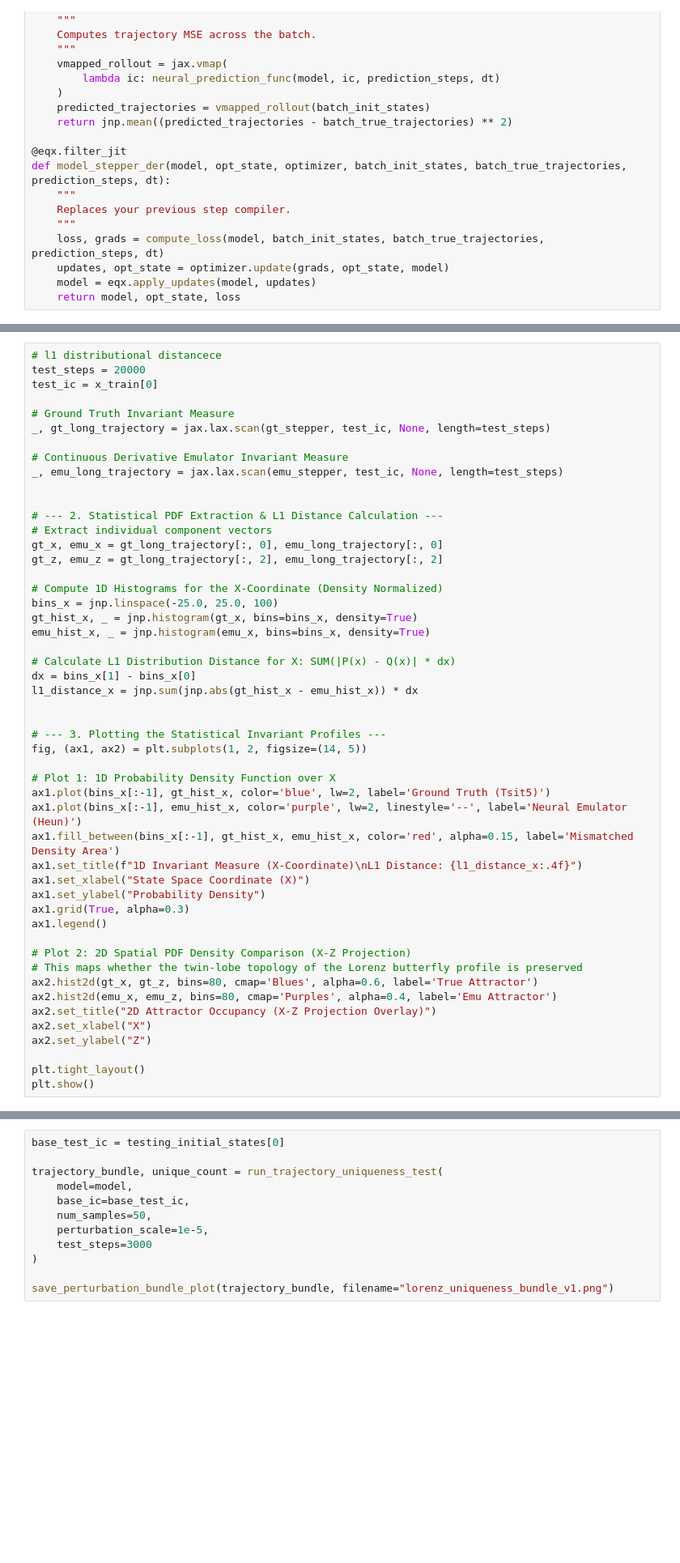
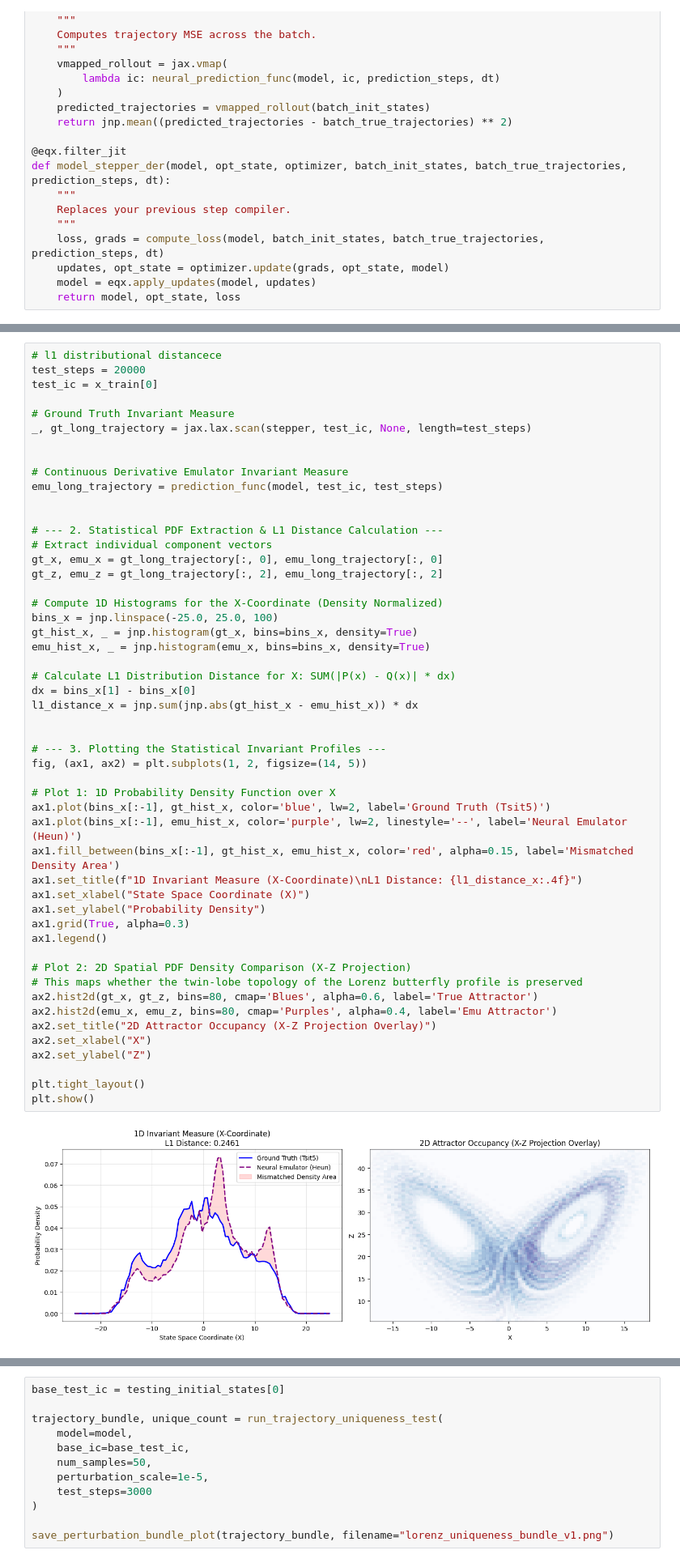
Before and after one commit to Mxgisha/chaotic-dynamical-systems-Research-tufts, a Jupyter notebook: Lorenze_63.ipynb, the cells around one changed output, grey strips where cells are left out. Shown at 81% size. Saved outputs shown, nothing was run; the diff lists cells and outputs as text; blank space fills up the shorter version.

```diff
--- a/Lorenze_63.ipynb
+++ b/Lorenze_63.ipynb
@@ -379,10 +678,11 @@ test_steps = 20000
 test_ic = x_train[0]
 
 # Ground Truth Invariant Measure
-_, gt_long_trajectory = jax.lax.scan(gt_stepper, test_ic, None, length=test_steps)
+_, gt_long_trajectory = jax.lax.scan(stepper, test_ic, None, length=test_steps)
+
 
 # Continuous Derivative Emulator Invariant Measure
-_, emu_long_trajectory = jax.lax.scan(emu_stepper, test_ic, None, length=test_steps)
+emu_long_trajectory = prediction_func(model, test_ic, test_steps)
 
 
 # --- 2. Statistical PDF Extraction & L1 Distance Calculation ---
@@ -396,33 +696,35 @@ gt_hist_x, _ = jnp.histogram(gt_x, bins=bins_x, density=True)
 emu_hist_x, _ = jnp.histogram(emu_x, bins=bins_x, density=True)
 
 # Calculate L1 Distribution Distance for X: SUM(|P(x) - Q(x)| * dx)
 dx = bins_x[1] - bins_x[0]
 l1_distance_x = jnp.sum(jnp.abs(gt_hist_x - emu_hist_x)) * dx
 
 
 # --- 3. Plotting the Statistical Invariant Profiles ---
 fig, (ax1, ax2) = plt.subplots(1, 2, figsize=(14, 5))
 
 # Plot 1: 1D Probability Density Function over X
 ax1.plot(bins_x[:-1], gt_hist_x, color='blue', lw=2, label='Ground Truth (Tsit5)')
 ax1.plot(bins_x[:-1], emu_hist_x, color='purple', lw=2, linestyle='--', label='Neural Emulator (Heun)')
 ax1.fill_between(bins_x[:-1], gt_hist_x, emu_hist_x, color='red', alpha=0.15, label='Mismatched Density Area')
 ax1.set_title(f"1D Invariant Measure (X-Coordinate)\nL1 Distance: {l1_distance_x:.4f}")
 ax1.set_xlabel("State Space Coordinate (X)")
 ax1.set_ylabel("Probability Density")
 ax1.grid(True, alpha=0.3)
 ax1.legend()
 
 # Plot 2: 2D Spatial PDF Density Comparison (X-Z Projection)
 # This maps whether the twin-lobe topology of the Lorenz butterfly profile is preserved
 ax2.hist2d(gt_x, gt_z, bins=80, cmap='Blues', alpha=0.6, label='True Attractor')
 ax2.hist2d(emu_x, emu_z, bins=80, cmap='Purples', alpha=0.4, label='Emu Attractor')
 ax2.set_title("2D Attractor Occupancy (X-Z Projection Overlay)")
 ax2.set_xlabel("X")
 ax2.set_ylabel("Z")
 
 plt.tight_layout()
 plt.show()
+# %% [output]
+[figure, added]
 # %%
 # Dmd analysis
 test_steps = 20000
```
Also changed, not shown: parts of 34 cells of this notebook.
